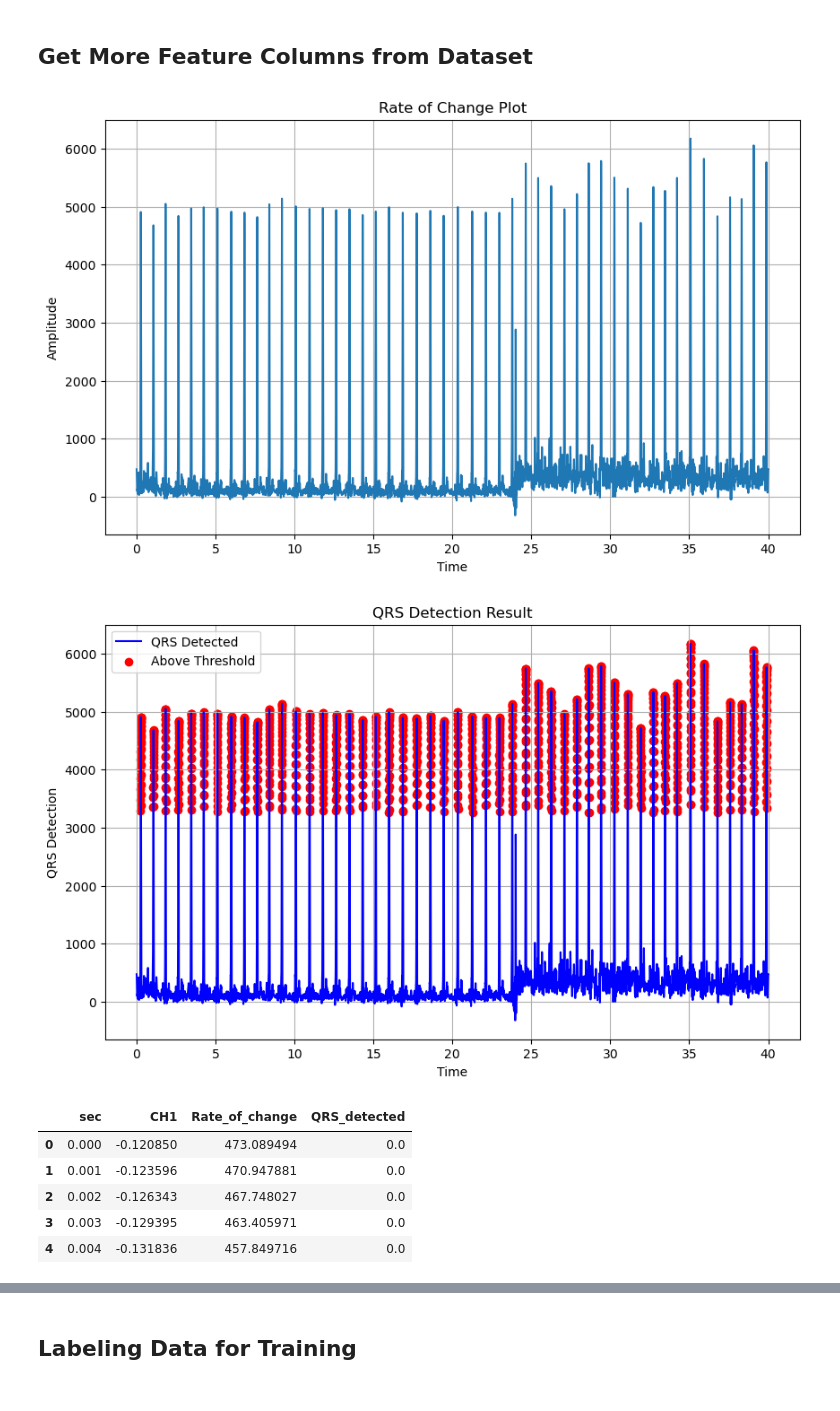
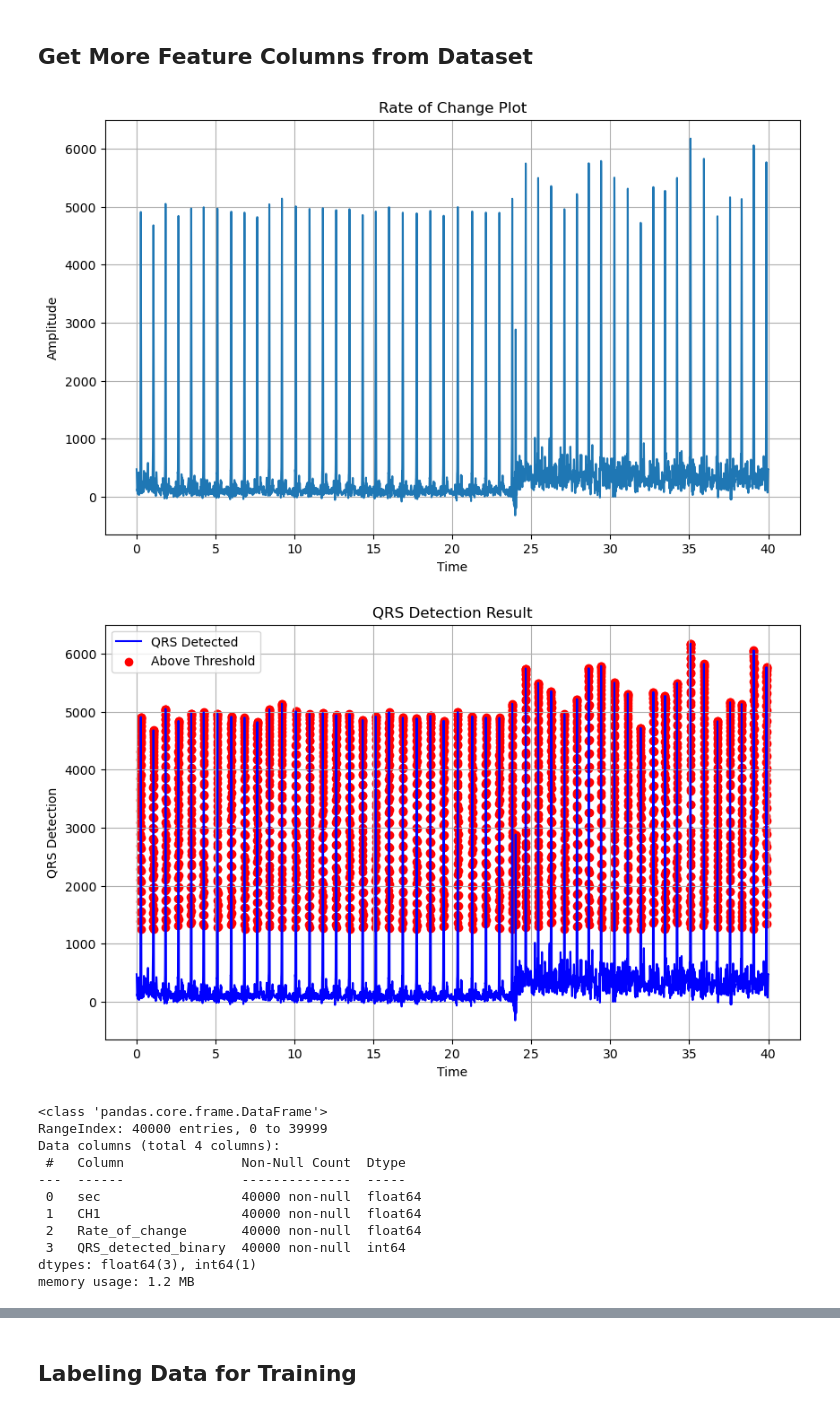
Before and after one commit to Joas329/QRS-Complex-Dection-Algoirthm, a Jupyter notebook: main.ipynb, the cells around one changed output, grey strips where cells are left out. Cells and saved outputs as stored; diff of their text form; code cells hidden in the pictures.

```diff
--- a/main.ipynb
+++ b/main.ipynb
@@ -10,6 +10,8 @@ import matplotlib.pyplot as plt
 
 # Load the dataset with comma as delimiter
 df = pd.read_csv("lab5_Philco-L05.txt", delimiter=",")
+
+df = df[:40000]
 
 
 # # Plot the data
@@ -113,7 +115,7 @@ def qrs_detection(x_data, y_data):
     min_value = np.min(y_data)
 
     # Find the middle y value and use it as threshold
-    threshold = (max_value - min_value) / 2
+    threshold = ((max_value - min_value) / 2) - 2000
 
     # Initialize a list to store the new y_data
     y_qrs_detected_binary = []
@@ -146,36 +148,44 @@ def qrs_detection(x_data, y_data):
 # %%
 # Get the time column
 time = df.iloc[:, 0]
 
 # Get the Channel data
 data = df.iloc[:, 1]
 
 [x_data, y_data] = rate_of_change(time[:40000], data[:40000])
 
 # Create a DataFrame for the rate of change
 rate_of_change_df = pd.DataFrame({'Rate_of_change': y_data})
 
 # Concatenate the rate of change DataFrame with the original dataset
 df = pd.concat([df, rate_of_change_df], axis=1)
 
-df.head()
-
 # Find the QRS Complexes thorugh rate of change
 [qrs_x, qrs_y_binary, qrs_y] = qrs_detection(x_data, y_data)
 
-# Add a column to the dataset
-qrs_df_binary = pd.DataFrame({'QRS_detected': qrs_y_binary})
+# QRS Binary data frame
+qrs_df_binary = pd.DataFrame({'QRS_detected_binary': qrs_y_binary})
 
-# Add it to the dataset
+# QRS Value dataframe
+# qrs_df = pd.DataFrame({'QRS_detected_value': qrs_y})
+
+# Add them to the dataset
 df = pd.concat([df, qrs_df_binary], axis=1)
+# df = pd.concat([df, qrs_df], axis=1)
 
 df.head()
+df.info()
 # %% [output]
 [figure]
-[figure, old version]
+[figure, new version]
-|  | sec | CH1 | Rate_of_change | QRS_detected |
-| 0 | 0.000 | -0.120850 | 473.089494 | 0.0 |
-| 1 | 0.001 | -0.123596 | 470.947881 | 0.0 |
-| 2 | 0.002 | -0.126343 | 467.748027 | 0.0 |
-| 3 | 0.003 | -0.129395 | 463.405971 | 0.0 |
-| 4 | 0.004 | -0.131836 | 457.849716 | 0.0 |
+<class 'pandas.core.frame.DataFrame'>
+RangeIndex: 40000 entries, 0 to 39999
+Data columns (total 4 columns):
+ #   Column               Non-Null Count  Dtype
+---  ------               --------------  -----
+ 0   sec                  40000 non-null  float64
+ 1   CH1                  40000 non-null  float64
+ 2   Rate_of_change       40000 non-null  float64
+ 3   QRS_detected_binary  40000 non-null  int64
+dtypes: float64(3), int64(1)
+memory usage: 1.2 MB
```
Also changed, not shown: parts of 5 cells of this notebook.
